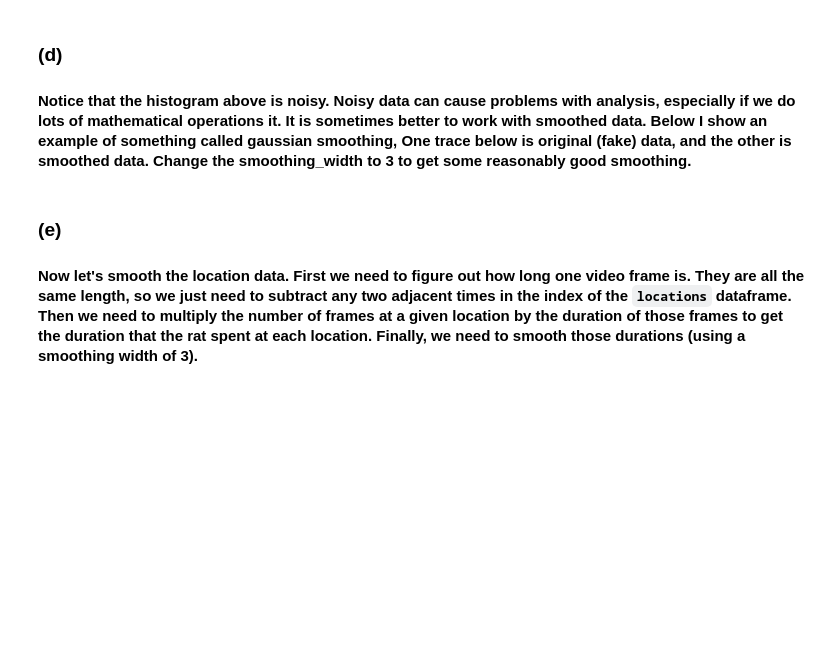
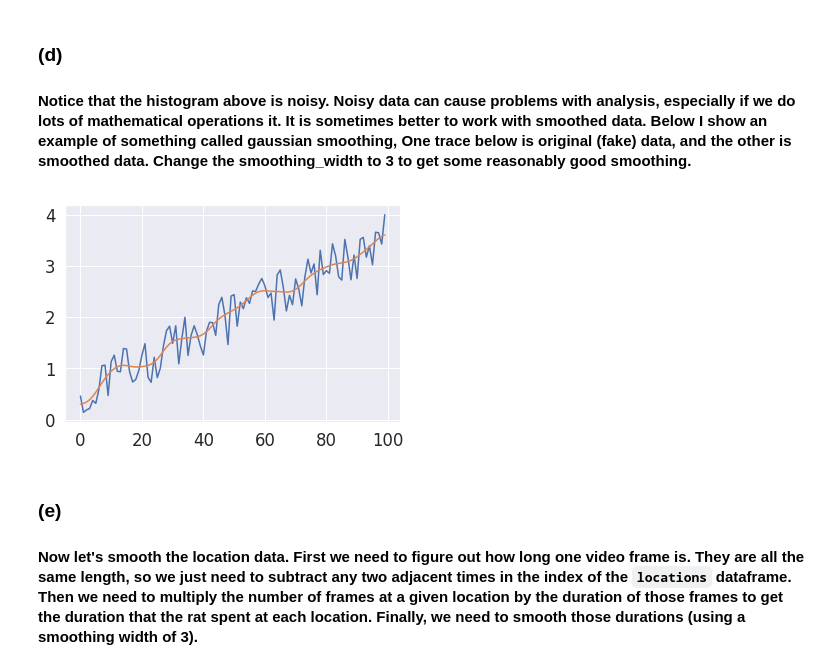
Before and after one commit to shershko/NeuroSci, a Jupyter notebook: neural_coding_exercises.ipynb, the cells around one changed output. Drawn from its saved outputs; the diff is of its cells as text; code cells hidden in the pictures; blank space fills up the shorter version.

```diff
--- a/neural_coding_exercises.ipynb
+++ b/neural_coding_exercises.ipynb
@@ -64,10 +97,12 @@ bin_centers = bin_centers.round(3)
 # %%
 from scipy.ndimage.filters import gaussian_filter
 noisy = np.linspace(0,3,100) + np.random.rand(100)
-smoothing_width = ...
+smoothing_width = 3
 smooth = gaussian_filter(noisy, smoothing_width)
 plt.plot(noisy) # The blue trace
 plt.plot(smooth); # The orange trace
+# %% [output]
+[figure, added]
 # %% [markdown]
 ### (e)
 #### Now let's smooth the location data.  First we need to figure out how long one video frame is.  They are all the same length, so we just need to subtract any two adjacent times in the index of the `locations` dataframe.  Then we need to multiply the number of frames at a given location by the duration of those frames to get the duration that the rat spent at each location.  Finally, we need to smooth those durations (using a smoothing width of 3).
```
Also changed, not shown: parts of 16 cells of this notebook.
